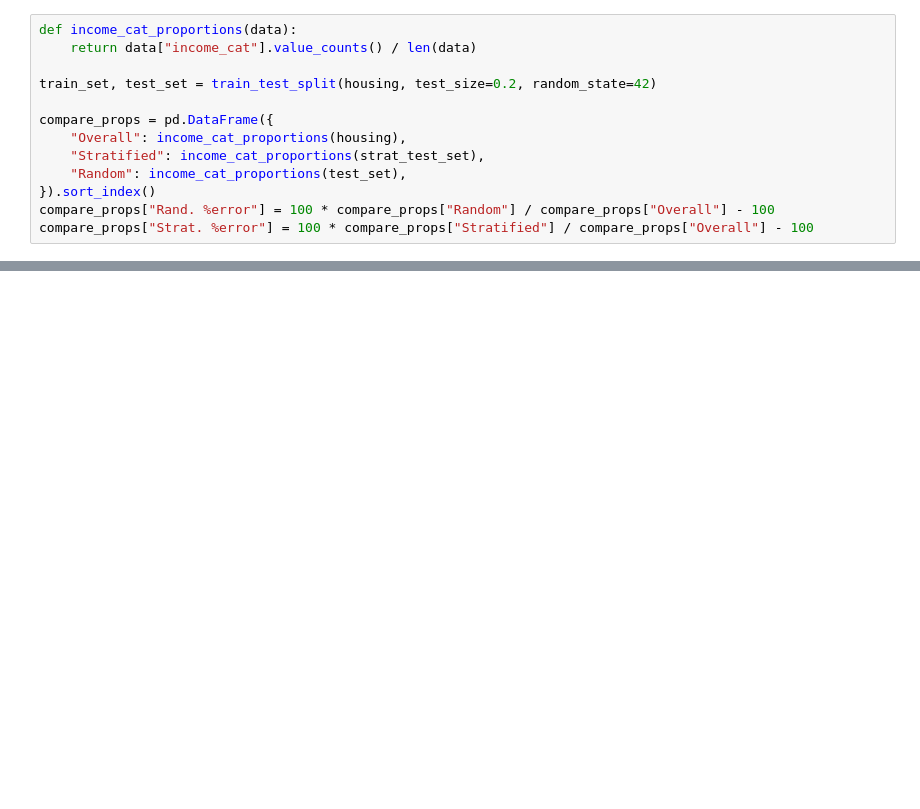
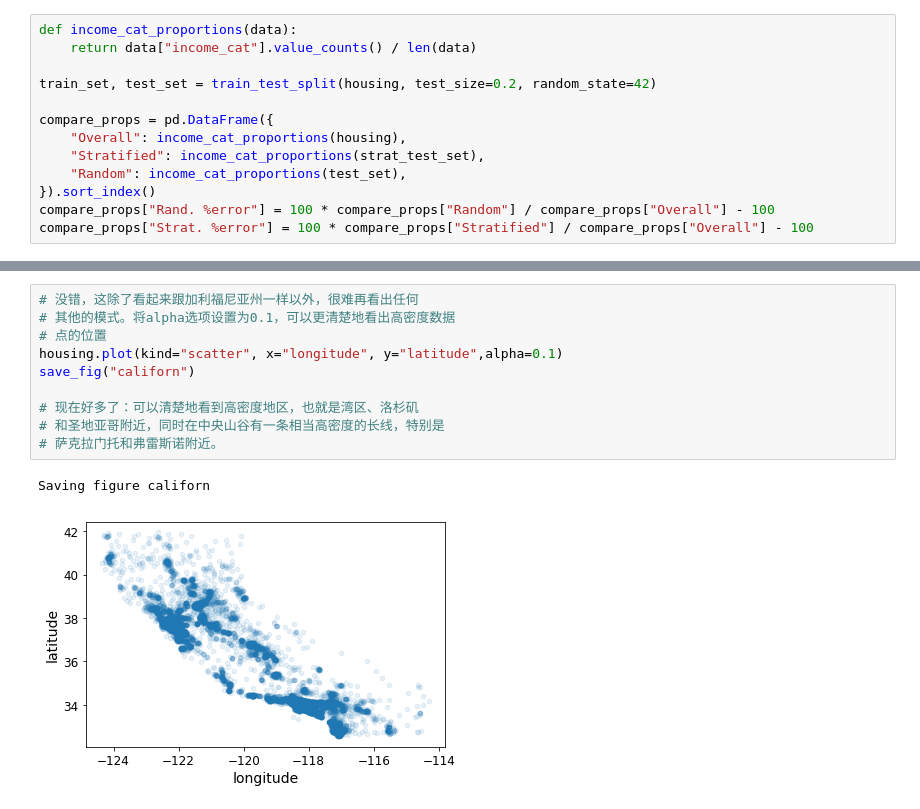
Before and after one commit to Peace-Wolfyu/My_MachineLearning, a Jupyter notebook: Base_On_Scikit-Learn_TensorFlow/Chapter_2/Demo_1.ipynb, the cells around one changed output, grey strips where cells are left out. Cells and saved outputs as stored; diff of their text form; blank space fills up the shorter version.

```diff
--- a/Base_On_Scikit-Learn_TensorFlow/Chapter_2/Demo_1.ipynb
+++ b/Base_On_Scikit-Learn_TensorFlow/Chapter_2/Demo_1.ipynb
@@ -166,0 +269,13 @@ FileNotFoundError: [Errno 2] No such file or directory: '.\\images\\end_to_end_p
+# %%
+# 没错，这除了看起来跟加利福尼亚州一样以外，很难再看出任何
+# 其他的模式。将alpha选项设置为0.1，可以更清楚地看出高密度数据
+# 点的位置
+housing.plot(kind="scatter", x="longitude", y="latitude",alpha=0.1)
+save_fig("californ")
+
+# 现在好多了：可以清楚地看到高密度地区，也就是湾区、洛杉矶
+# 和圣地亚哥附近，同时在中央山谷有一条相当高密度的长线，特别是
+# 萨克拉门托和弗雷斯诺附近。
+# %% [output]
+Saving figure californ
+[figure, added]
```
Also changed, not shown: parts of 56 cells of this notebook, 3 other files.
